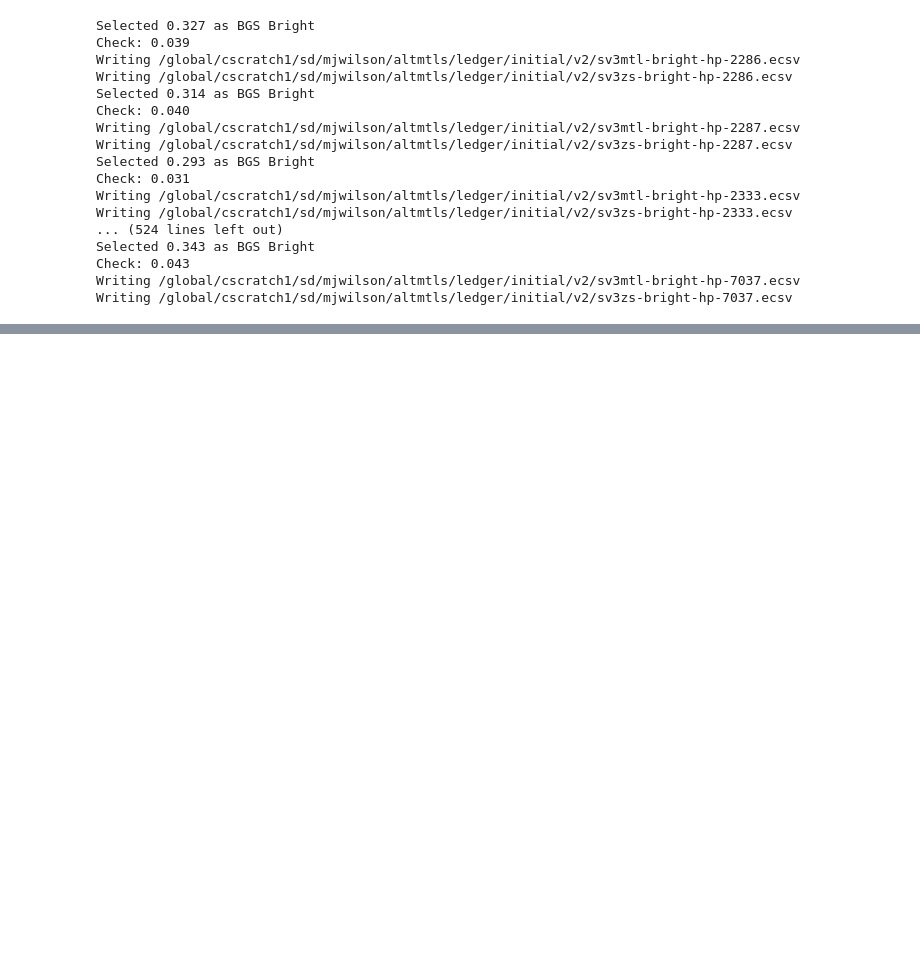
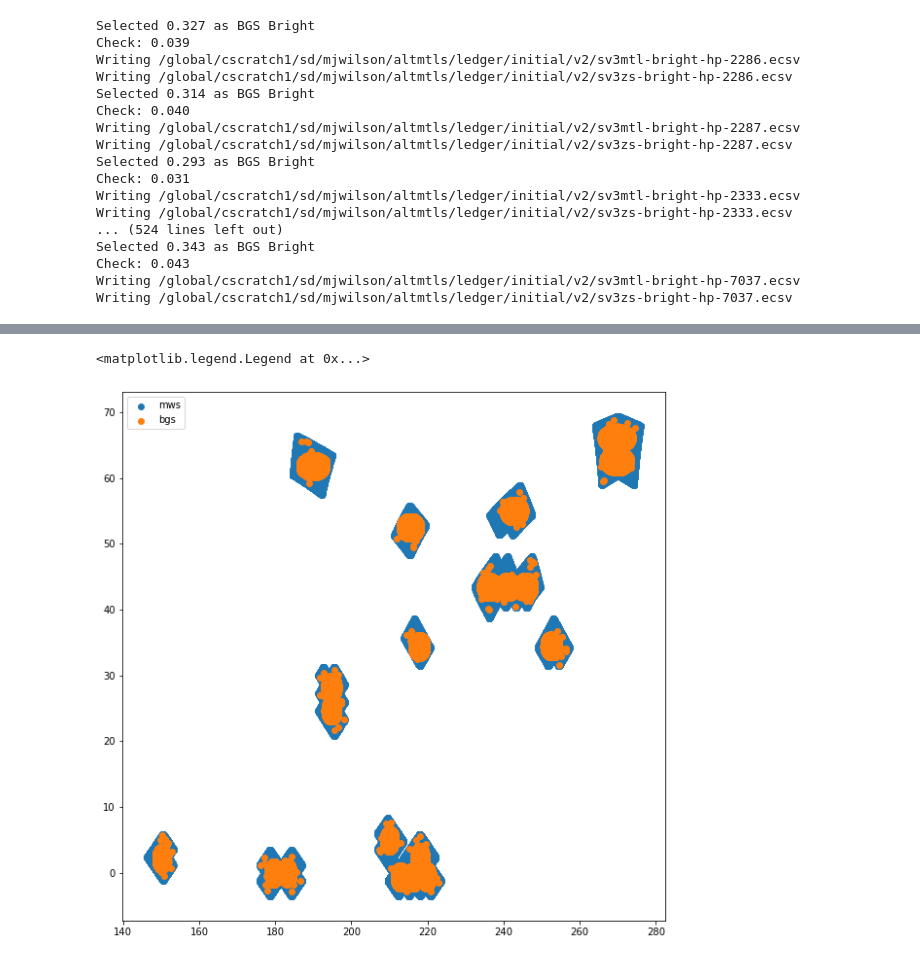
Before and after one commit to leahbigwood/S4Mock, a Jupyter notebook: mock_fatile_work.ipynb, the cells around one changed output, grey strips where cells are left out. Saved outputs shown, nothing was run; the diff lists cells and outputs as text; code cells hidden in the pictures; blank space fills up the shorter version.

```diff
--- a/mock_fatile_work.ipynb
+++ b/mock_fatile_work.ipynb
@@ -299,0 +346,5 @@ np.mean(np.in1d(targs339['TARGETID'],init_ledger['TARGETID']))
+# %%
+is_mws= ((init_ledger['SV3_DESI_TARGET'].data & desi_mask['MWS_ANY']) != 0)
+is_bgs= ((init_ledger['SV3_DESI_TARGET'].data & desi_mask['BGS_ANY']) != 0)
+mws = init_ledger[is_mws]
+bgs = init_ledger[is_bgs]
@@ -299,0 +372,12 @@ np.mean(np.in1d(targs339['TARGETID'],init_ledger['TARGETID']))
+# %%
+#compare whole mxxl and a particular fba file
+plt.figure(figsize=(10,10))
+
+plt.scatter(mws['RA'].data,mws['DEC'].data,label='mws')
+plt.scatter(bgs['RA'].data,bgs['DEC'].data,label='bgs')
+
+
+plt.legend()
+# %% [output]
+<matplotlib.legend.Legend at 0x...>
+[figure, added]
```
Also changed, not shown: parts of 25 cells of this notebook, 7 other files.
